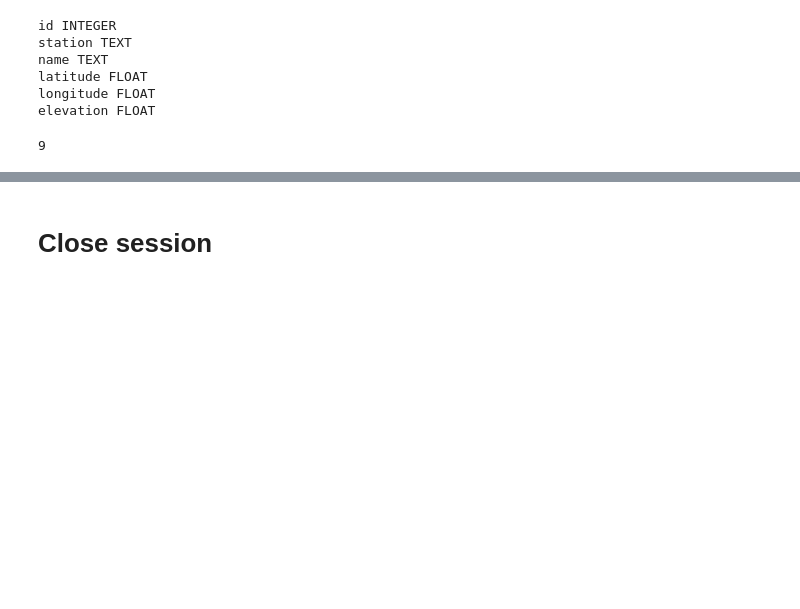
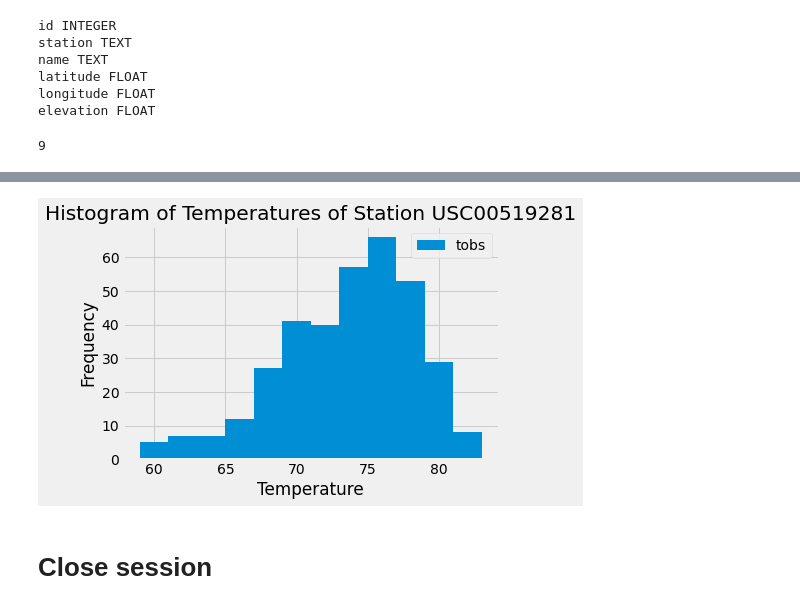
Before and after one commit to hsharma263/sqlalchemy-challenge, a Jupyter notebook: climate_starter.ipynb, the cells around one changed output, grey strips where cells are left out. Drawn from its saved outputs; the diff is of its cells as text; code cells hidden in the pictures; blank space fills up the shorter version.

```diff
--- a/climate_starter.ipynb
+++ b/climate_starter.ipynb
@@ -246,3 +226,8 @@ station_count
 # %%
 # Design a query to find the most active stations (i.e. what stations have the most rows?)
 # List the stations and the counts in descending order.
+active_stations = session.query(Measurement.station, func.count(Measurement.id)).\
+    group_by(Measurement.station).all()
+active_stations
+
+## Need to sort by descending order ***
@@ -250,0 +252,12 @@ station_count
+# %%
+# Using the most active station id from the previous query,
+# calculate the lowest, highest, and average temperature.
+most_active_station = active_stations[6][0]
+min_temp = session.query(func.min(Measurement.tobs)).filter(Measurement.station == most_active_station).all()[0][0]
+max_temp = session.query(func.max(Measurement.tobs)).filter(Measurement.station == most_active_station).all()[0][0]
+avg_temp = session.query(func.avg(Measurement.tobs)).filter(Measurement.station == most_active_station).all()[0][0]
+
+print(f"Station: {most_active_station}")
+print(f"Lowest temp: {min_temp}")
+print(f"Highest temp: {max_temp}")
+print(f"Average temp: {avg_temp}")
@@ -251,3 +269,9 @@ station_count
 # %%
 # Using the most active station id
 # Query the last 12 months of temperature observation data for this station and plot the results as a histogram
+most_active_year_data = session.query(Measurement.date, Measurement.tobs).\
+    filter(Measurement.station == most_active_station).\
+    filter(Measurement.date >= (year_earlier)).all()
+# %%
+most_active_year_data_df = pd.DataFrame(most_active_year_data)
+most_active_year_data_df.head()
@@ -254,3 +285,12 @@ station_count
+# %%
+plt.hist(most_active_year_data_df["tobs"], bins=12, label="tobs")
+plt.xlabel("Temperature")
+plt.ylabel("Frequency")
+plt.title(f"Histogram of Temperatures of Station {most_active_station}")
+plt.legend()
+plt.show()
+# %% [output]
+[figure, added]
 # %% [markdown]
 # Close session
 # %%
```
Also changed, not shown: parts of 14 cells of this notebook.
